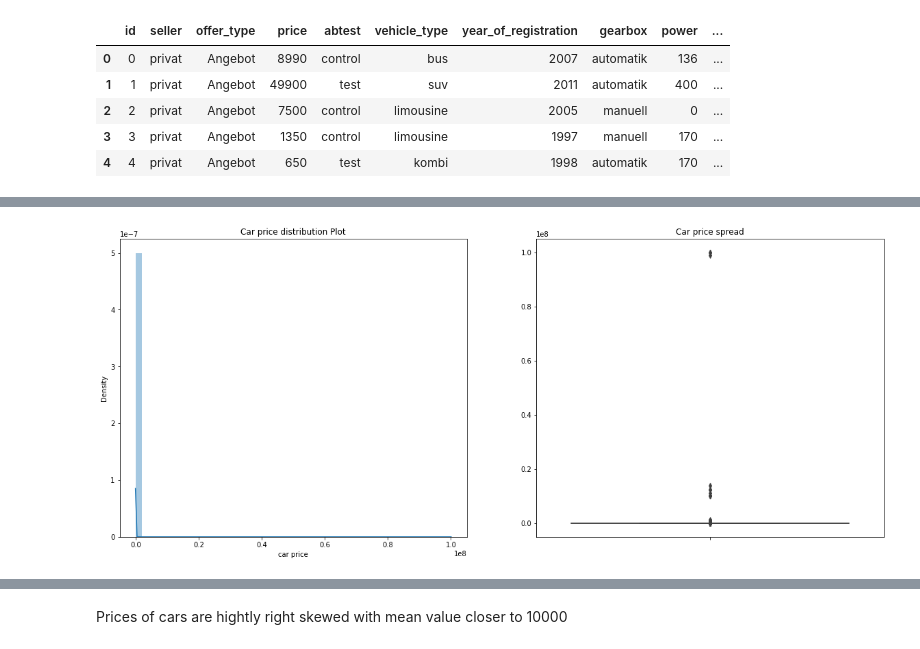
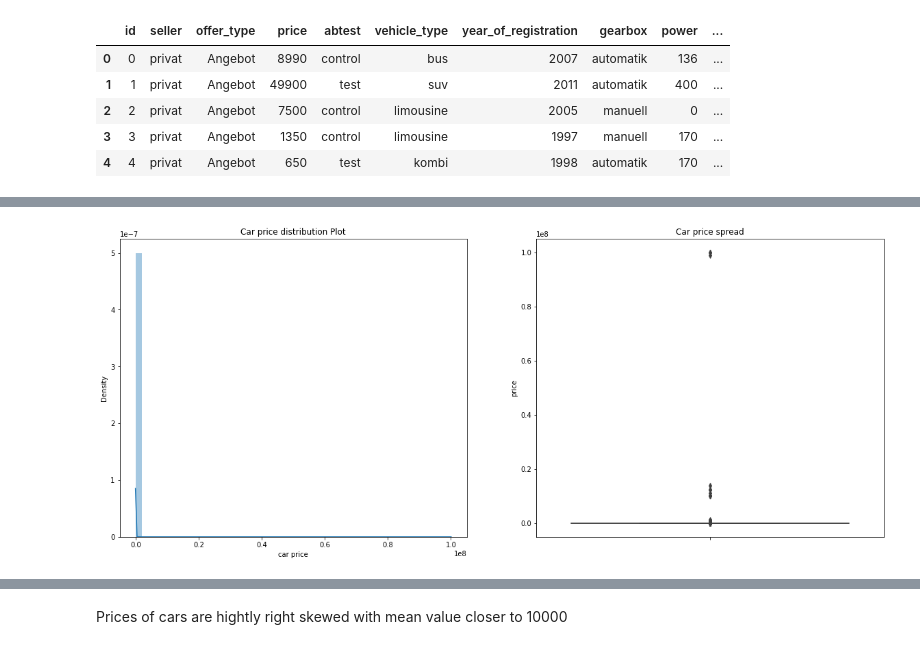
Before and after one commit to Vasan-th/Summer-School-2022, a Jupyter notebook: car-price-prediction.ipynb, the cells around one changed output, grey strips where cells are left out. Saved outputs shown, nothing was run; the diff lists cells and outputs as text; code cells hidden in the pictures.

```diff
--- a/car-price-prediction.ipynb
+++ b/car-price-prediction.ipynb
@@ -27,7 +24,6 @@ import cupy as np
 # %%
 #loading the dataset
-train = df.read_csv('/kaggle/input/summer-school-2022-task-2/train_data.csv')
-train.dropna(how = 'any', inplace = True, axis = 0)
+train = pd.read_csv('/kaggle/input/summer-school-2022-task-2/train_data.csv')
 print(train.shape)
 train.head()
 # %% [output]
@@ -116,0 +129,6 @@ train.describe()
+# %%
+# id of the train set will not be helpful for prediction
+train_id = train['id']
+train_postalcode = train['postal_code']
+train.drop(columns = ['id', 'postal_code'], inplace = True)
+train.head()
@@ -117,18 +155,17 @@ train.describe()
 # %%
 # car price distribution plot
-import seaborn as sns
-import matplotlib.pyplot as plt
+
 
 plt.figure(figsize=(20,8))
 
 plt.subplot(1,2,1)
-sns.distplot(train.price.to_array(), axlabel = 'car price', kde = True)
+sns.distplot(train['price'], axlabel = 'car price', kde = True)
 plt.title('Car price distribution Plot')
 
 plt.subplot(1,2,2)
-sns.boxplot(y = train.price.to_array())
+sns.boxplot(y = train.price)
 plt.title('Car price spread')
 
 plt.show()
 # %% [output]
-[figure, old version]
+[figure, new version]
```
Also changed, not shown: parts of 44 cells of this notebook.
